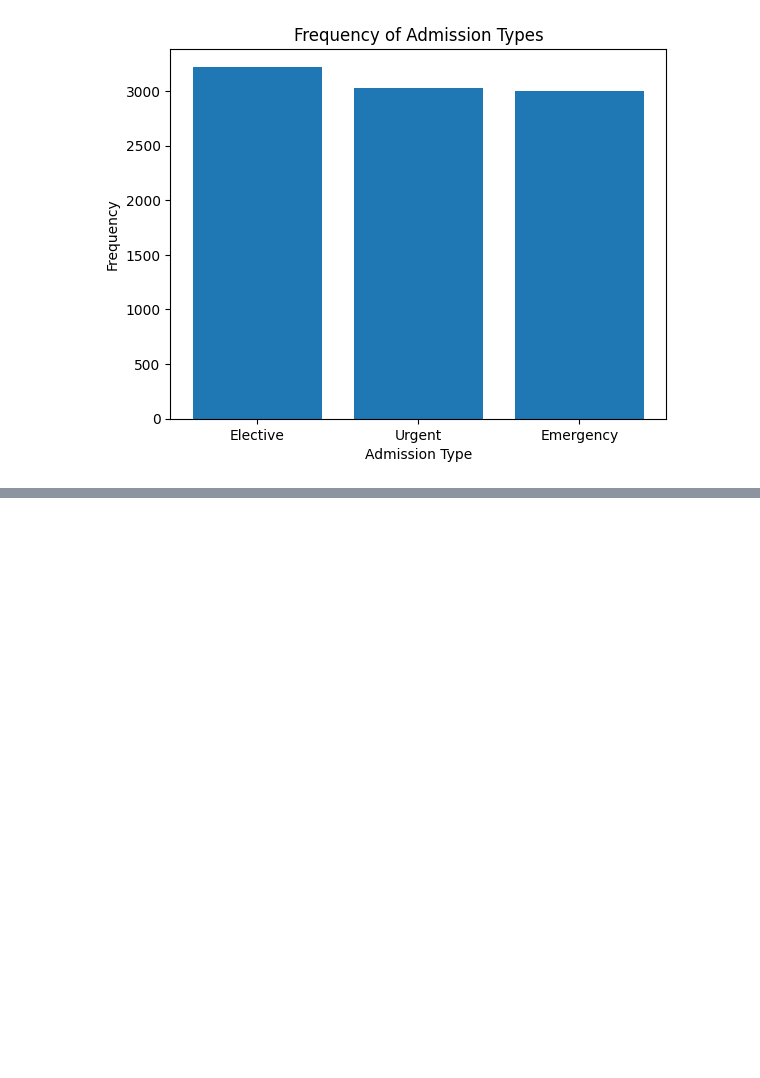
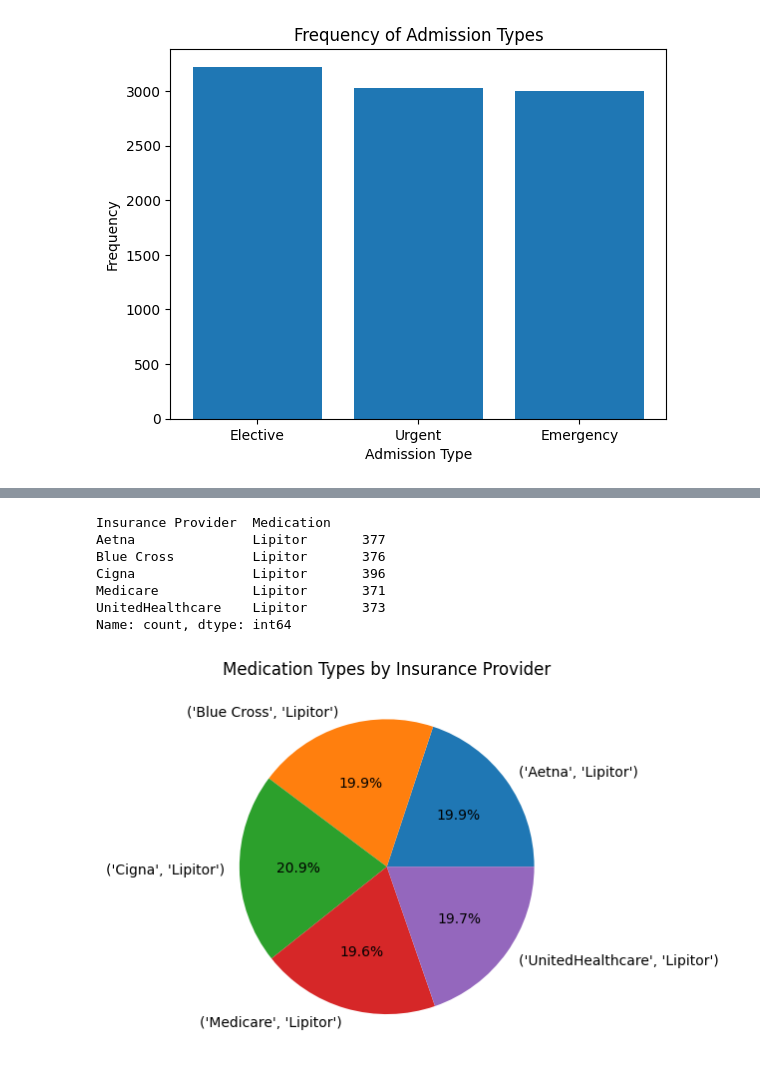
Before and after one commit to bscruz/database-assignment, a Jupyter notebook: dataset.ipynb, the cells around one changed output, grey strips where cells are left out. Drawn from its saved outputs; the diff is of its cells as text; code cells hidden in the pictures; blank space fills up the shorter version.

```diff
--- a/dataset.ipynb
+++ b/dataset.ipynb
@@ -185,3 +208,13 @@ Aspirin        4.732040e+07
 Paracetamol    4.636551e+07
 Penicillin     4.566012e+07
 Name: Billing Amount, dtype: float64
+# %%
+diabetes = df[df['Medical Condition'] == 'Diabetes']
+print(diabetes)
+newdf = diabetes[['Medication', 'Insurance Provider', 'Billing Amount']]
+
+billed = newdf.groupby('Insurance Provider')['Billing Amount'].sum().sort_values(ascending=False)
+other = newdf.groupby('Medication')['Billing Amount'].sum().sort_values(ascending=False)
+
+medication_billing = newdf.groupby(['Insurance Provider', 'Medication'])['Billing Amount'].sum().reset_index()
+print(medication_billing)
@@ -322,0 +368,20 @@ Name: Billing Amount, dtype: float64
+# %%
+lipitor = diabetes[diabetes['Medication'] == 'Lipitor']
+lipitorprovided = lipitor.groupby('Insurance Provider')['Medication'].value_counts()
+print(lipitorprovided)
+plt.pie(lipitorprovided, labels=lipitorprovided.index, autopct='%1.1f%%')
+plt.title('Medication Types by Insurance Provider')
+plt.show()
+
+#Liptor had second largest billed amount for medication under the insurance Cigna.
+#In spite of Cigna having the third largest number of patients it was gaining the most amount
+#of money by providing the Lipitor medication. Cigna was providing Lipitor medication at a higher amount than other insrance providers.
+# %% [output]
+Insurance Provider  Medication
+Aetna               Lipitor       377
+Blue Cross          Lipitor       376
+Cigna               Lipitor       396
+Medicare            Lipitor       371
+UnitedHealthcare    Lipitor       373
+Name: count, dtype: int64
+[figure, added]
```
Also changed, not shown: parts of 7 cells of this notebook.
